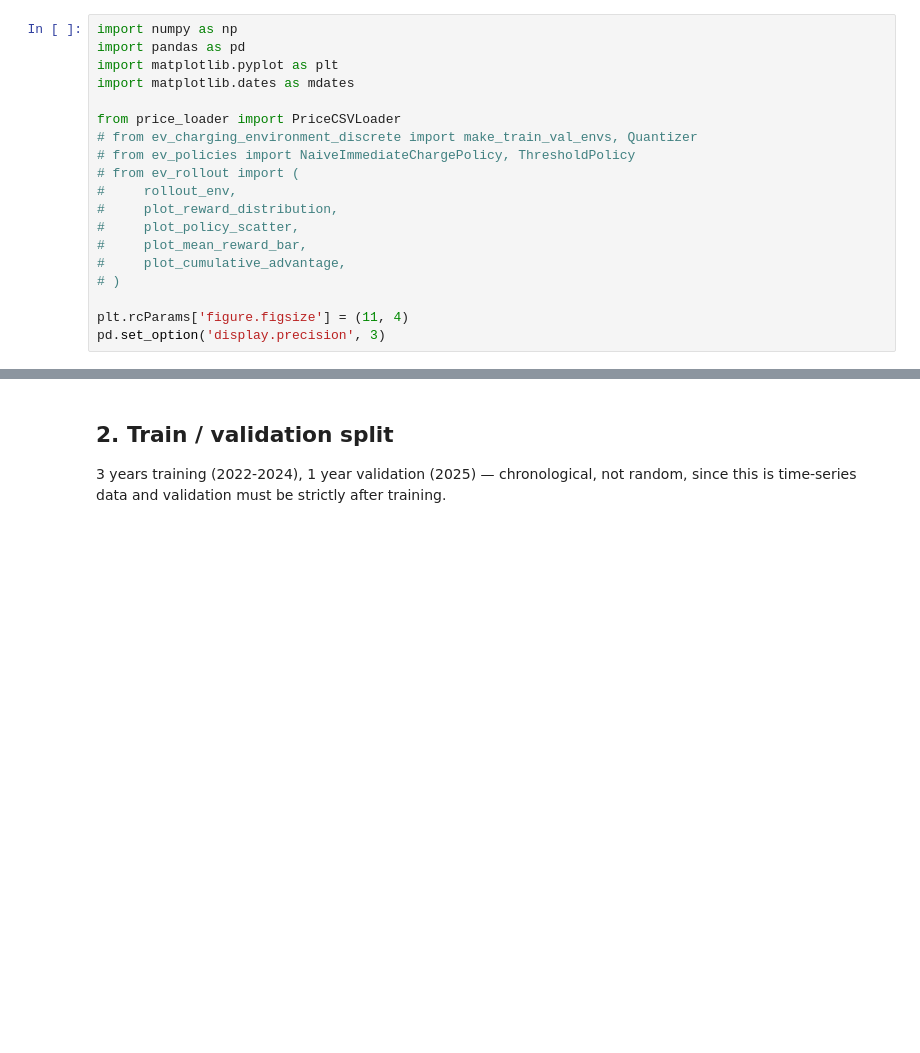
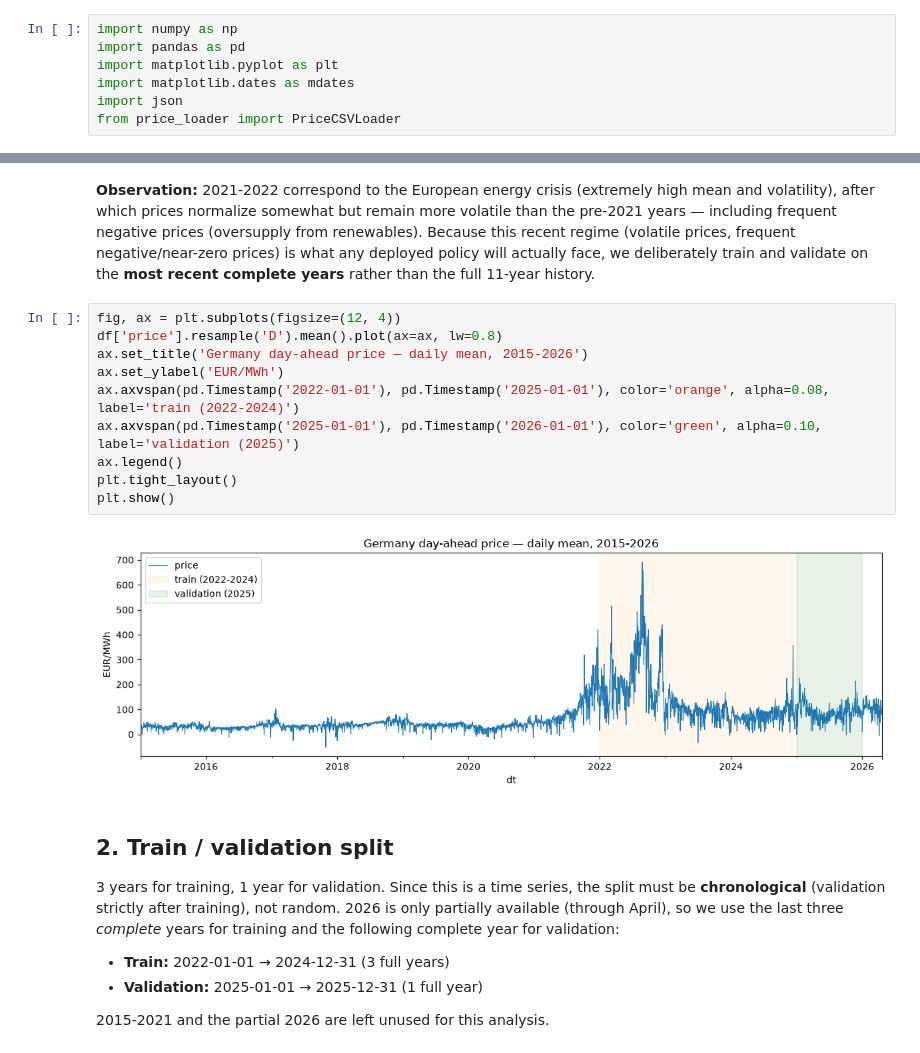
Before and after one commit to VirginiaFoschi/foschi2526, a Jupyter notebook: data/data_exploration.ipynb, the cells around one changed output, grey strips where cells are left out. Cells and saved outputs as stored; diff of their text form; blank space fills up the shorter version.

Commit message:
update data exploration

```diff
--- a/data/data_exploration.ipynb
+++ b/data/data_exploration.ipynb
@@ -24,20 +14,8 @@ import numpy as np
 import pandas as pd
 import matplotlib.pyplot as plt
 import matplotlib.dates as mdates
-
+import json
 from price_loader import PriceCSVLoader
-# from ev_charging_environment_discrete import make_train_val_envs, Quantizer
-# from ev_policies import NaiveImmediateChargePolicy, ThresholdPolicy
-# from ev_rollout import (
-#     rollout_env,
-#     plot_reward_distribution,
-#     plot_policy_scatter,
-#     plot_mean_reward_bar,
-#     plot_cumulative_advantage,
-# )
-
-plt.rcParams['figure.figsize'] = (11, 4)
-pd.set_option('display.precision', 3)
 # %% [markdown]
 ## 1. Load & clean the data
 
@@ -67,7 +72,34 @@ Val episodes (nights) available:   364
+# %% [markdown]
+**Observation:** 2021-2022 correspond to the European energy crisis (extremely
+high mean and volatility), after which prices normalize somewhat but remain
+more volatile than the pre-2021 years — including frequent negative prices
+(oversupply from renewables). Because this recent regime (volatile prices,
+frequent negative/near-zero prices) is what any deployed policy will actually
+face, we deliberately train and validate on the **most recent complete years**
+rather than the full 11-year history.
+# %%
+fig, ax = plt.subplots(figsize=(12, 4))
+df['price'].resample('D').mean().plot(ax=ax, lw=0.8)
+ax.set_title('Germany day-ahead price — daily mean, 2015-2026')
+ax.set_ylabel('EUR/MWh')
+ax.axvspan(pd.Timestamp('2022-01-01'), pd.Timestamp('2025-01-01'), color='orange', alpha=0.08, label='train (2022-2024)')
+ax.axvspan(pd.Timestamp('2025-01-01'), pd.Timestamp('2026-01-01'), color='green', alpha=0.10, label='validation (2025)')
+ax.legend()
+plt.tight_layout()
+plt.show()
+# %% [output]
+[figure, added]
 # %% [markdown]
 ## 2. Train / validation split
 
-3 years training (2022-2024), 1 year validation (2025) — chronological, not
-random, since this is time-series data and validation must be strictly after
-training.
+3 years for training, 1 year for validation. Since this is a time series, the
+split must be **chronological** (validation strictly after training), not
+random. 2026 is only partially available (through April), so we use the last
+three *complete* years for training and the following complete year for
+validation:
+
+- **Train:** 2022-01-01 → 2024-12-31 (3 full years)
+- **Validation:** 2025-01-01 → 2025-12-31 (1 full year)
+
+2015-2021 and the partial 2026 are left unused for this analysis.
 # %%
```
Also changed, not shown: parts of 21 cells of this notebook, 2 other files.
